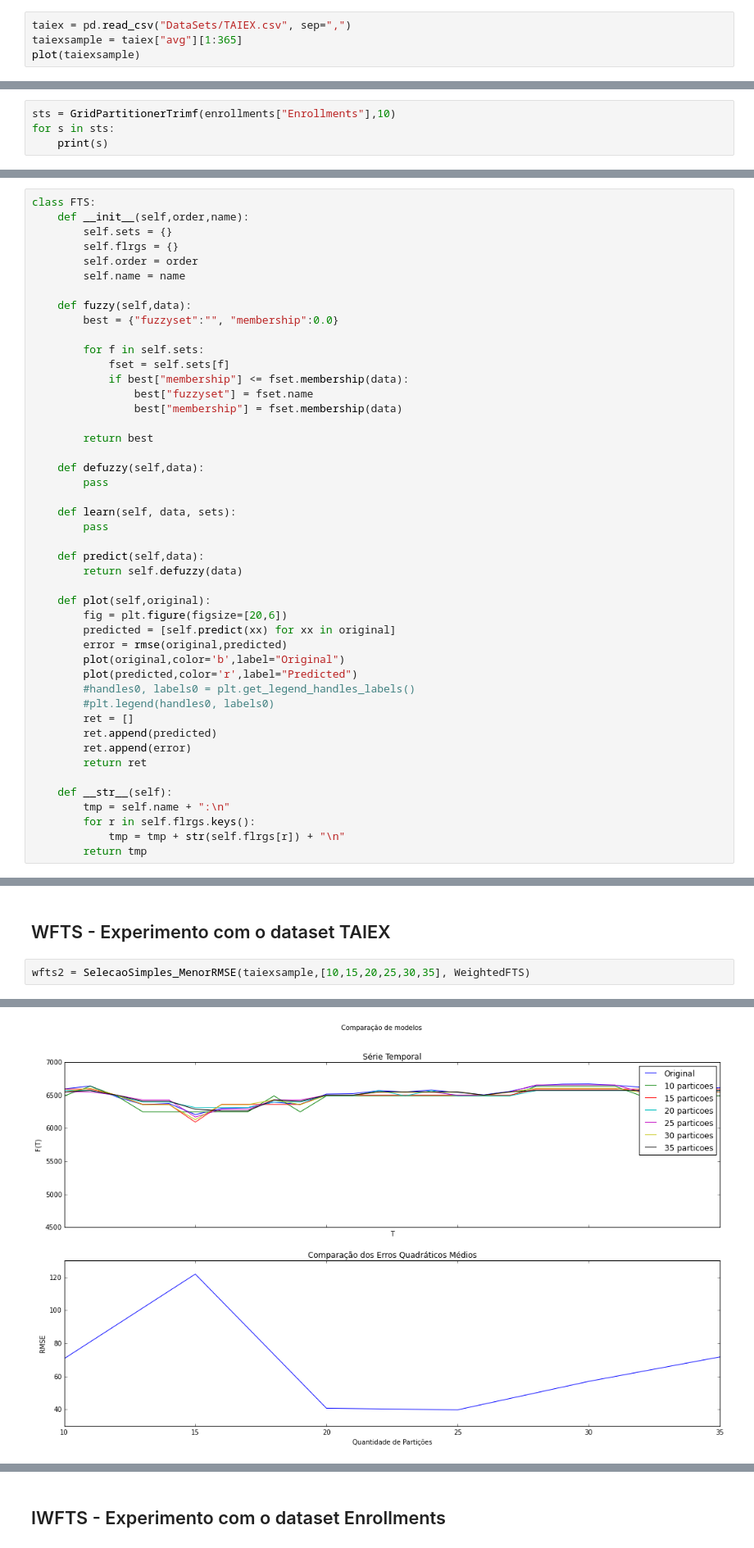
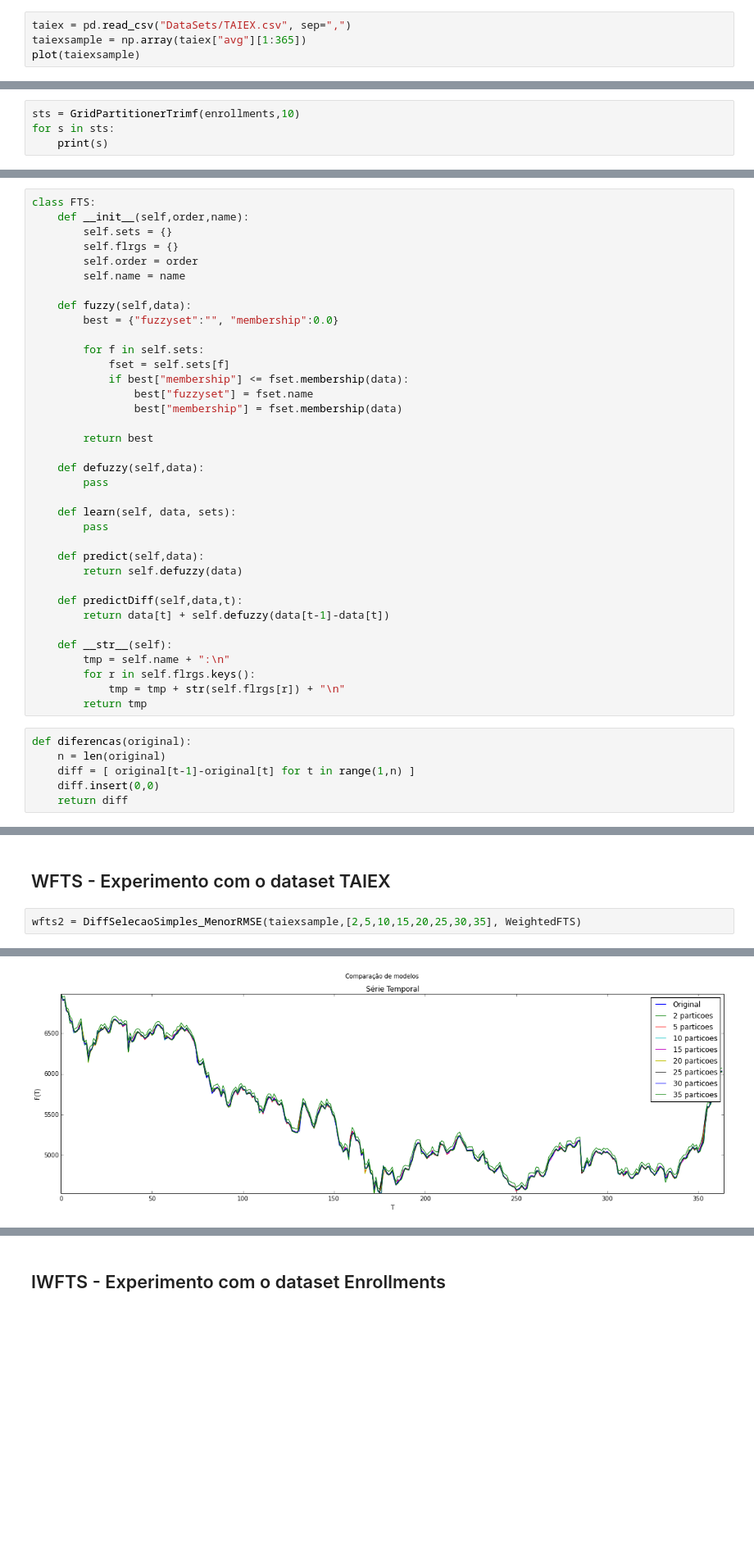
Before and after one commit to petroniocandido/FuzzyTimeSeries, a Jupyter notebook: FTS.ipynb, the cells around one changed output, grey strips where cells are left out. Shown at 82% size. Saved outputs shown, nothing was run; the diff lists cells and outputs as text; blank space fills up the shorter version.

```diff
--- a/FTS.ipynb
+++ b/FTS.ipynb
@@ -73,7 +78,7 @@ plot(enrollments["Enrollments"])
 O dataset foi provido por \cite{taiex2015}
 # %%
 taiex = pd.read_csv("DataSets/TAIEX.csv", sep=",")
-taiexsample = taiex["avg"][1:365]
+taiexsample = np.array(taiex["avg"][1:365])
 plot(taiexsample)
 # %% [output]
 [<matplotlib.lines.Line2D at 0x...>]
@@ -147,6 +158,6 @@ def GridPartitionerTrimf(data,npart,names = None,prefix = "A"):
 
 	return sets
 # %%
-sts = GridPartitionerTrimf(enrollments["Enrollments"],10)
+sts = GridPartitionerTrimf(enrollments,10)
 for s in sts:
     print(s)
@@ -178,24 +200,20 @@ class FTS:
 	def predict(self,data):
 		return self.defuzzy(data)
 
-	def plot(self,original):
-		fig = plt.figure(figsize=[20,6])
-		predicted = [self.predict(xx) for xx in original]
-		error = rmse(original,predicted)
-		plot(original,color='b',label="Original")
-		plot(predicted,color='r',label="Predicted")
-		#handles0, labels0 = plt.get_legend_handles_labels()
-		#plt.legend(handles0, labels0)
-		ret = []
-		ret.append(predicted)
-		ret.append(error)
-		return ret
+	def predictDiff(self,data,t):
+		return data[t] + self.defuzzy(data[t-1]-data[t])
 
 	def __str__(self):
 		tmp = self.name + ":\n"
 		for r in self.flrgs.keys():
 			tmp = tmp + str(self.flrgs[r]) + "\n"
 		return tmp
+# %%
+def diferencas(original):
+    n = len(original)
+    diff = [ original[t-1]-original[t] for t in range(1,n) ]
+    diff.insert(0,0)
+    return diff
 # %% [markdown]
 ### Funções Auxiliares
 # %%
@@ -463,5 +570,5 @@ wfts1p = wfts1.plot(enrollments["Enrollments"])
 # %% [markdown]
 ## WFTS - Experimento com o dataset TAIEX
 # %%
-wfts2 = SelecaoSimples_MenorRMSE(taiexsample,[10,15,20,25,30,35], WeightedFTS)
+wfts2 = DiffSelecaoSimples_MenorRMSE(taiexsample,[2,5,10,15,20,25,30,35], WeightedFTS)
 # %% [output]
@@ -474 +583 @@ wfts2 = SelecaoSimples_MenorRMSE(taiexsample,[10,15,20,25,30,35], WeightedFTS)
-[figure, old version]
+[figure, new version]
```
Also changed, not shown: parts of 39 cells of this notebook, 1 other file.
